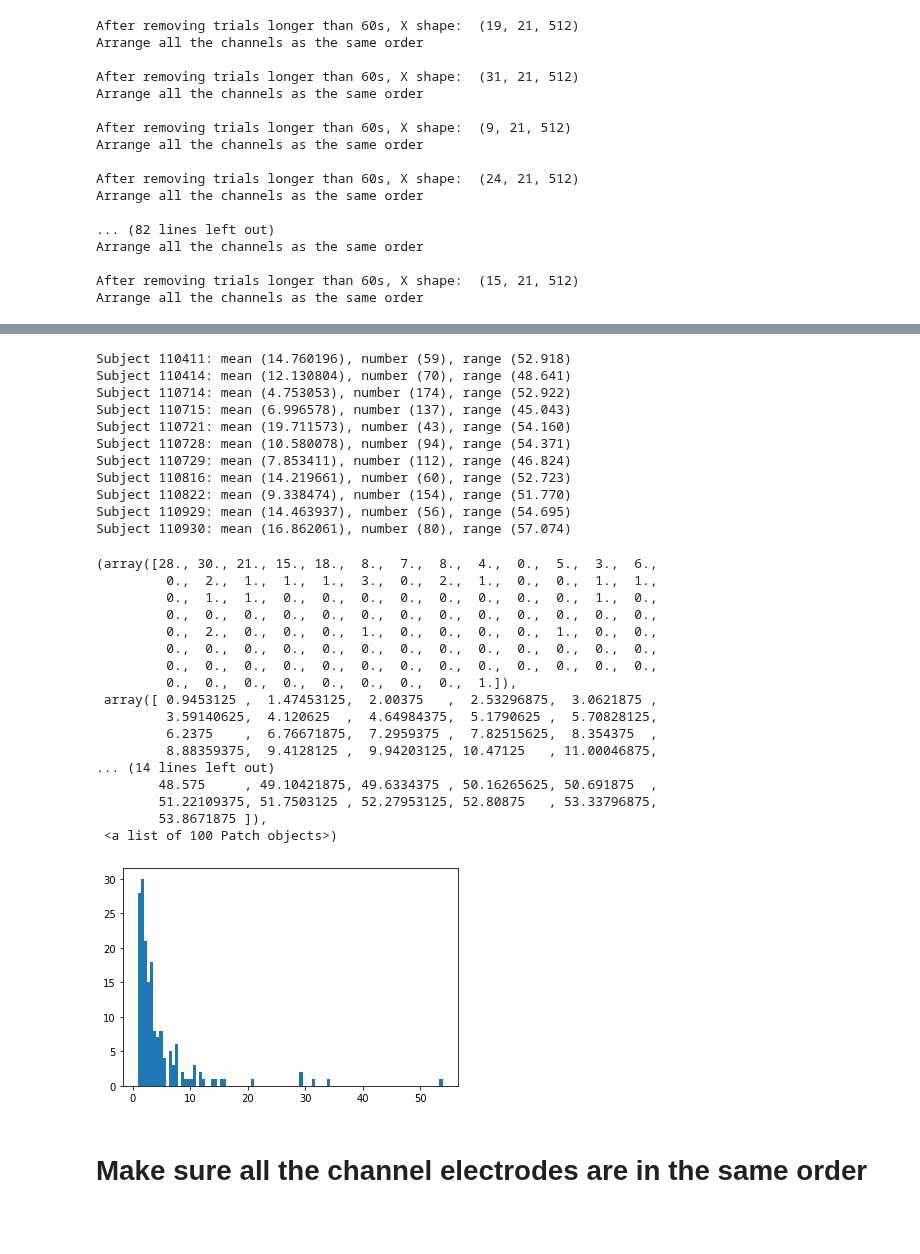
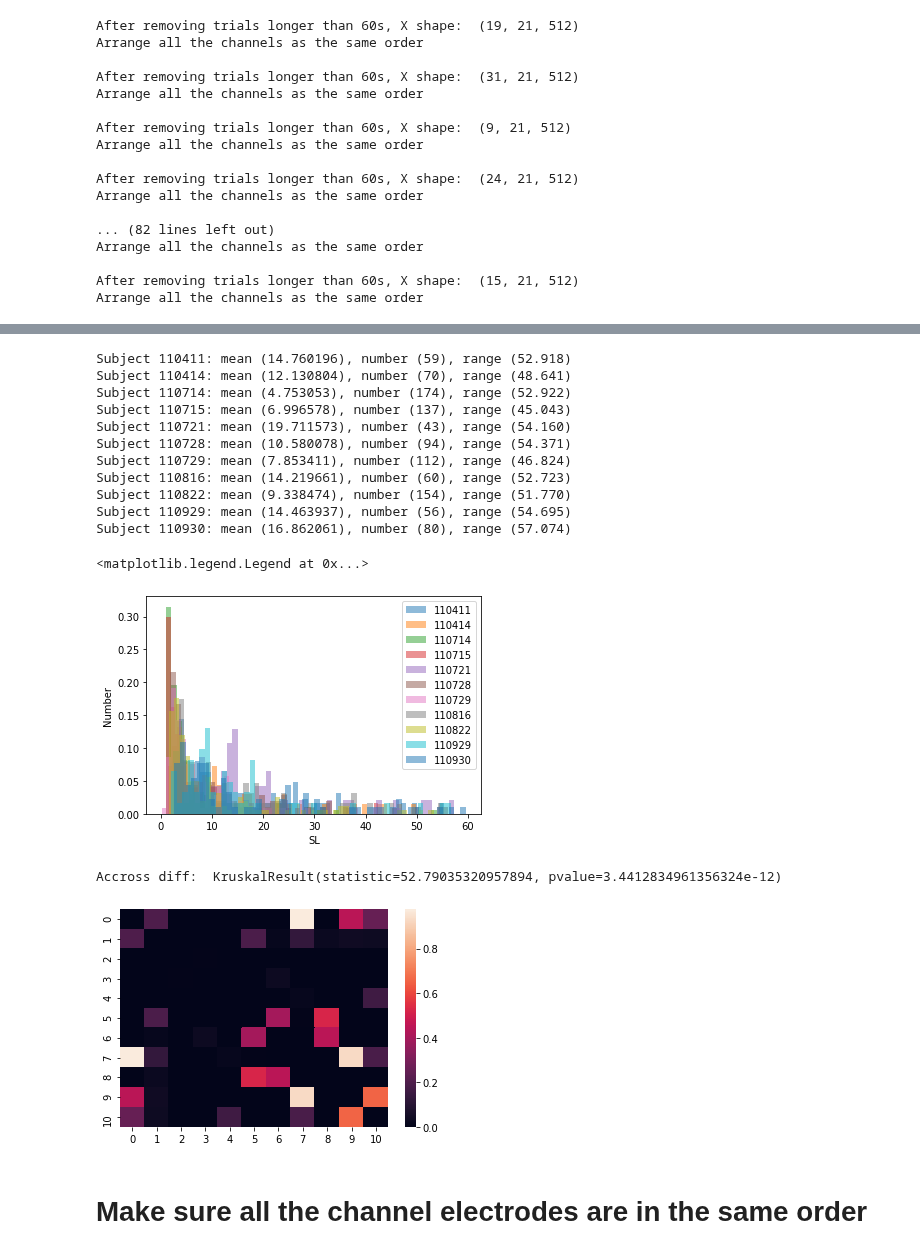
Before and after one commit to hundredball/Math24, a Jupyter notebook: Analyze_data.ipynb, the cells around one changed output, grey strips where cells are left out. Saved outputs shown, nothing was run; the diff lists cells and outputs as text; code cells hidden in the pictures; blank space fills up the shorter version.

```diff
--- a/Analyze_data.ipynb
+++ b/Analyze_data.ipynb
@@ -61,54 +76,65 @@ Diff 3: mean (14.854026), number (195)
 # %%
 # Analyze across subject
 SLs_sub = []
+fig, axs = plt.subplots()
 for data_name in data_names:
     SL_diff = []
 
     for i_diff in range(3):
         SL_diff += list(SLs_all[data_name][i_diff])
 
     SL_diff = np.array(SL_diff)
     SLs_sub.append(SL_diff)
     print('Subject %s: mean (%f), number (%i), range (%.3f)'
           %(data_name, np.mean(SL_diff), len(SL_diff), np.max(SL_diff)-np.min(SL_diff)))
+    plt.hist(SL_diff, bins=50, alpha=0.5, label=data_name, density=True)
 
+    '''
     plt.plot(np.sort(SL_diff))
     plt.title('Subect '+data_name)
     plt.savefig('./results/Analysis/SLs_sub%s.png'%(data_name))
     plt.close()
+    '''
+plt.xlabel('SL')
+plt.ylabel('Number')
+plt.legend(loc='upper right')
 # %% [output]
 Subject 110411: mean (14.760196), number (59), range (52.918)
 Subject 110414: mean (12.130804), number (70), range (48.641)
 Subject 110714: mean (4.753053), number (174), range (52.922)
 Subject 110715: mean (6.996578), number (137), range (45.043)
 Subject 110721: mean (19.711573), number (43), range (54.160)
 Subject 110728: mean (10.580078), number (94), range (54.371)
 Subject 110729: mean (7.853411), number (112), range (46.824)
 Subject 110816: mean (14.219661), number (60), range (52.723)
 Subject 110822: mean (9.338474), number (154), range (51.770)
 Subject 110929: mean (14.463937), number (56), range (54.695)
 Subject 110930: mean (16.862061), number (80), range (57.074)
+<matplotlib.legend.Legend at 0x...>
+[figure, added]
-# %%
-plt.hist(SLs_sub[2], bins=100)
-# %% [output]
-(array([28., 30., 21., 15., 18.,  8.,  7.,  8.,  4.,  0.,  5.,  3.,  6.,
-         0.,  2.,  1.,  1.,  1.,  3.,  0.,  2.,  1.,  0.,  0.,  1.,  1.,
-         0.,  1.,  1.,  0.,  0.,  0.,  0.,  0.,  0.,  0.,  0.,  1.,  0.,
-         0.,  0.,  0.,  0.,  0.,  0.,  0.,  0.,  0.,  0.,  0.,  0.,  0.,
-         0.,  2.,  0.,  0.,  0.,  1.,  0.,  0.,  0.,  0.,  1.,  0.,  0.,
-         0.,  0.,  0.,  0.,  0.,  0.,  0.,  0.,  0.,  0.,  0.,  0.,  0.,
-         0.,  0.,  0.,  0.,  0.,  0.,  0.,  0.,  0.,  0.,  0.,  0.,  0.,
-         0.,  0.,  0.,  0.,  0.,  0.,  0.,  0.,  1.]),
- array([ 0.9453125 ,  1.47453125,  2.00375   ,  2.53296875,  3.0621875 ,
-         3.59140625,  4.120625  ,  4.64984375,  5.1790625 ,  5.70828125,
-         6.2375    ,  6.76671875,  7.2959375 ,  7.82515625,  8.354375  ,
-         8.88359375,  9.4128125 ,  9.94203125, 10.47125   , 11.00046875,
-... (14 lines left out)
-        48.575     , 49.10421875, 49.6334375 , 50.16265625, 50.691875  ,
-        51.22109375, 51.7503125 , 52.27953125, 52.80875   , 53.33796875,
-        53.8671875 ]),
- <a list of 100 Patch objects>)
-[figure, removed]
+# %%
+# Kruskal-Wallis H-test across difficulty
+for i in range(3):
+    np.random.shuffle(SLs_diff[i])
+min_len = min([len(SLs_diff[i]) for i in range(3)])
+result_diff = stats.kruskal(SLs_diff[0][:min_len], SLs_diff[1][:min_len], SLs_diff[2][:min_len])
+print('Accross diff: ', result_diff)
+
+# Kruskal-Wallis H-test across subjects
+for i in range(11):
+    np.random.shuffle(SLs_sub[i])
+p_array = np.zeros((11,11))
+perm = permutations(range(11), 2)
+for (sub1,sub2) in list(perm):
+    min_len = min([len(SLs_sub[sub1]), len(SLs_sub[sub2])])
+    result_sub = stats.kruskal(SLs_sub[sub1][:min_len], SLs_sub[sub2][:min_len])
+    #print('Sub %d and %d: %s'%(sub1, sub2, result_sub))
+    p_array[sub1,sub2] = result_sub.pvalue
+
+ax = sns.heatmap(p_array)
+# %% [output]
+Accross diff:  KruskalResult(statistic=52.79035320957894, pvalue=3.4412834961356324e-12)
+[figure, added]
 # %% [markdown]
 # Make sure all the channel electrodes are in the same order
 # %%
```
Also changed, not shown: parts of 2 cells of this notebook, 5 other files.
